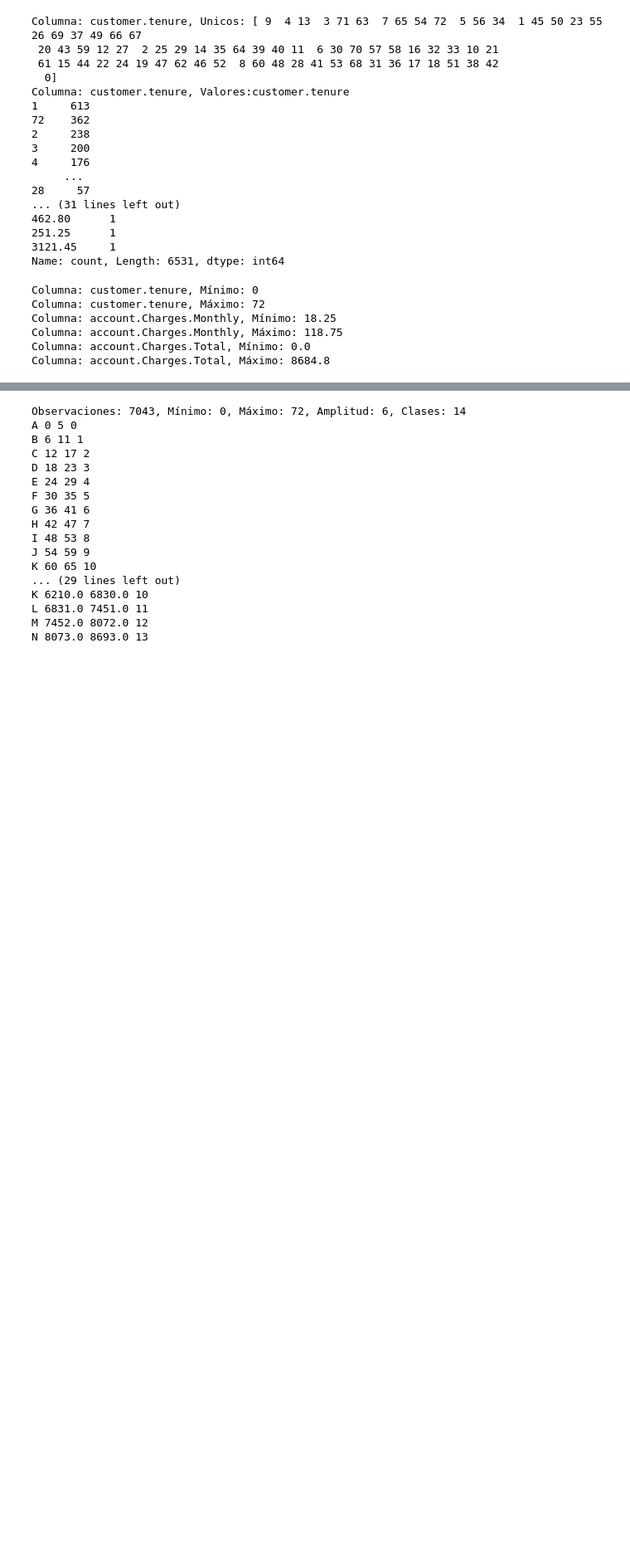
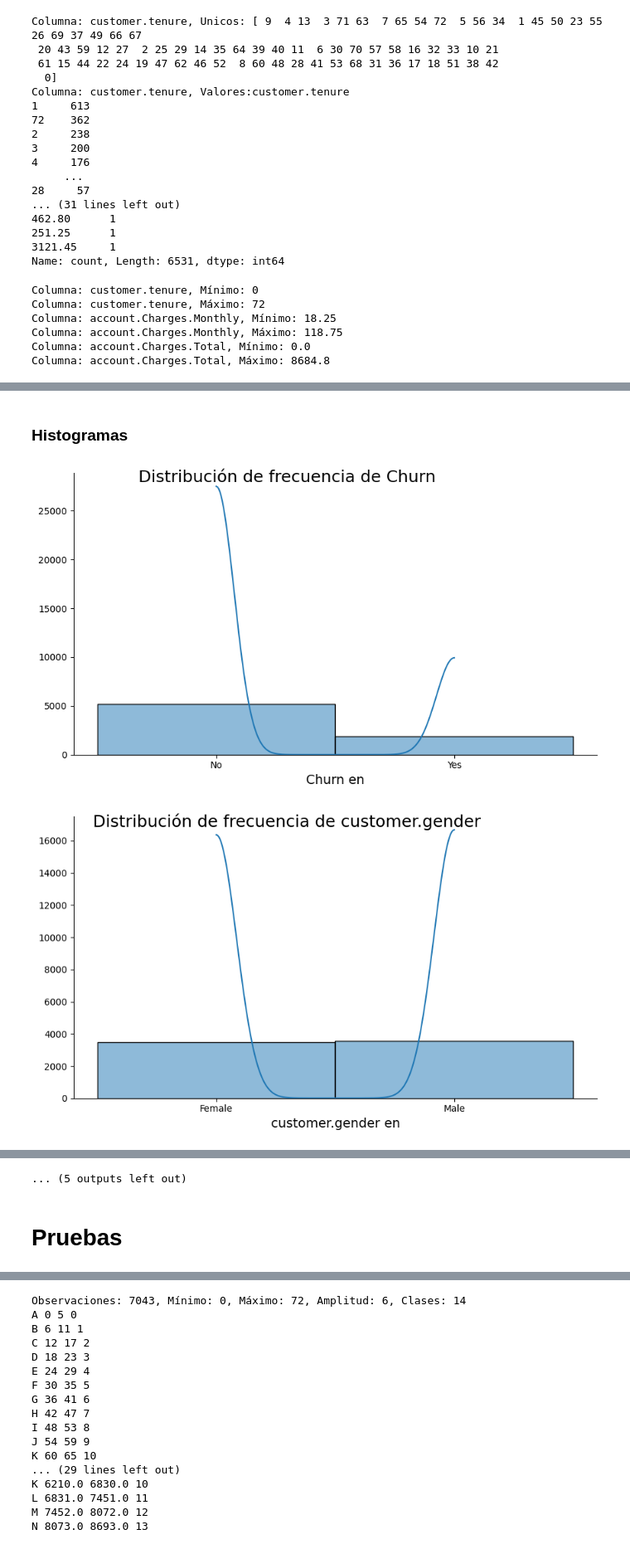
Before and after one commit to Tecindes/ChakkengeONE, a Jupyter notebook: TelecomX_parte2_latam.ipynb, the cells around one changed output, grey strips where cells are left out. Shown at 83% size. Cells and saved outputs as stored; diff of their text form; code cells hidden in the pictures; blank space fills up the shorter version.

```diff
--- a/TelecomX_parte2_latam.ipynb
+++ b/TelecomX_parte2_latam.ipynb
@@ -229,0 +286,2 @@ Columna: account.Charges.Total, Máximo: 8684.8
+# %% [markdown]
+### Histogramas
@@ -229,0 +290,12 @@ Columna: account.Charges.Total, Máximo: 8684.8
+# %%
+for col in Cualitativa:
+ ax = sns.displot(data=df, x=col, kde=True)
+ ax.fig.set_size_inches(10,5)
+ ax.fig.suptitle(f'Distribución de frecuencia de {col}', fontsize=18)
+ ax.set_xlabels(f'{col} en', fontsize=14)
+ ax.set_ylabels(f'', fontsize=14)
+ ax
+ print(f'\n')
+# %% [output]
+[figure, added]
+[figure, added]
@@ -229,0 +312 @@ Columna: account.Charges.Total, Máximo: 8684.8
+... (5 outputs left out)
@@ -229,0 +322,2 @@ Columna: account.Charges.Total, Máximo: 8684.8
+# %% [markdown]
+# Pruebas
```
Also changed, not shown: parts of 13 cells of this notebook.
